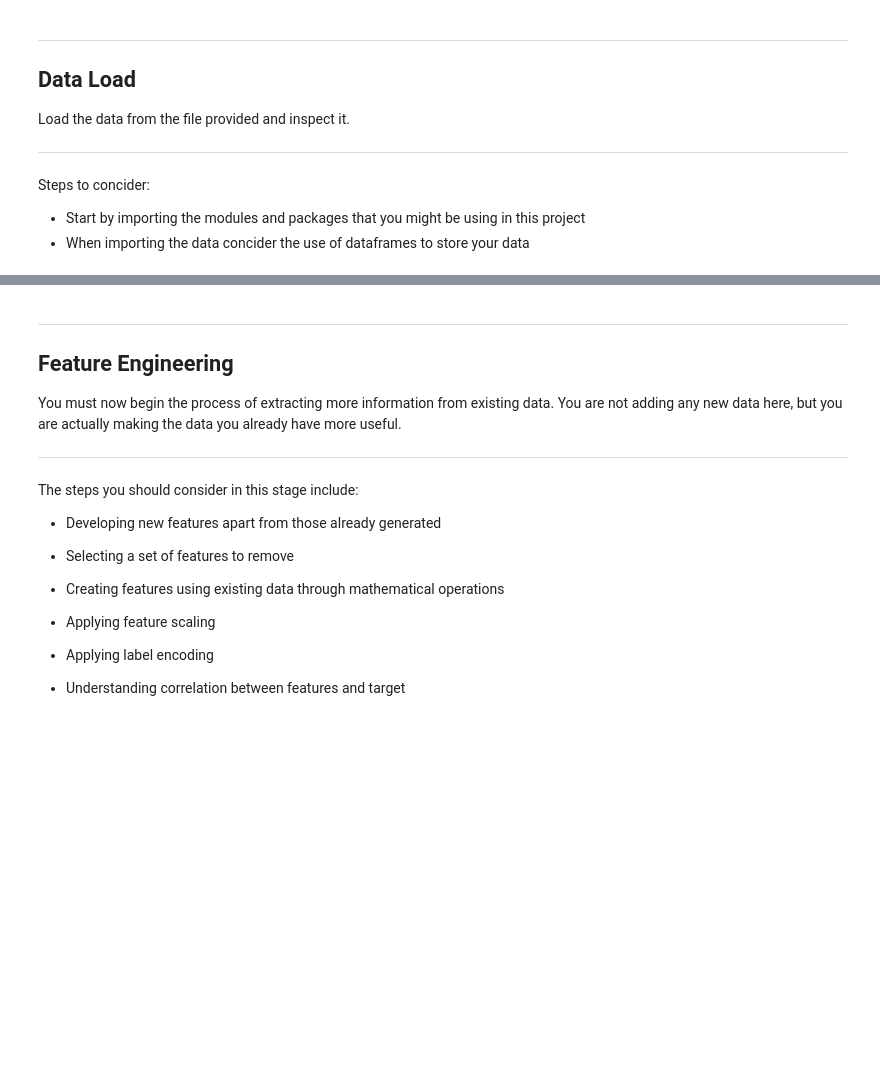
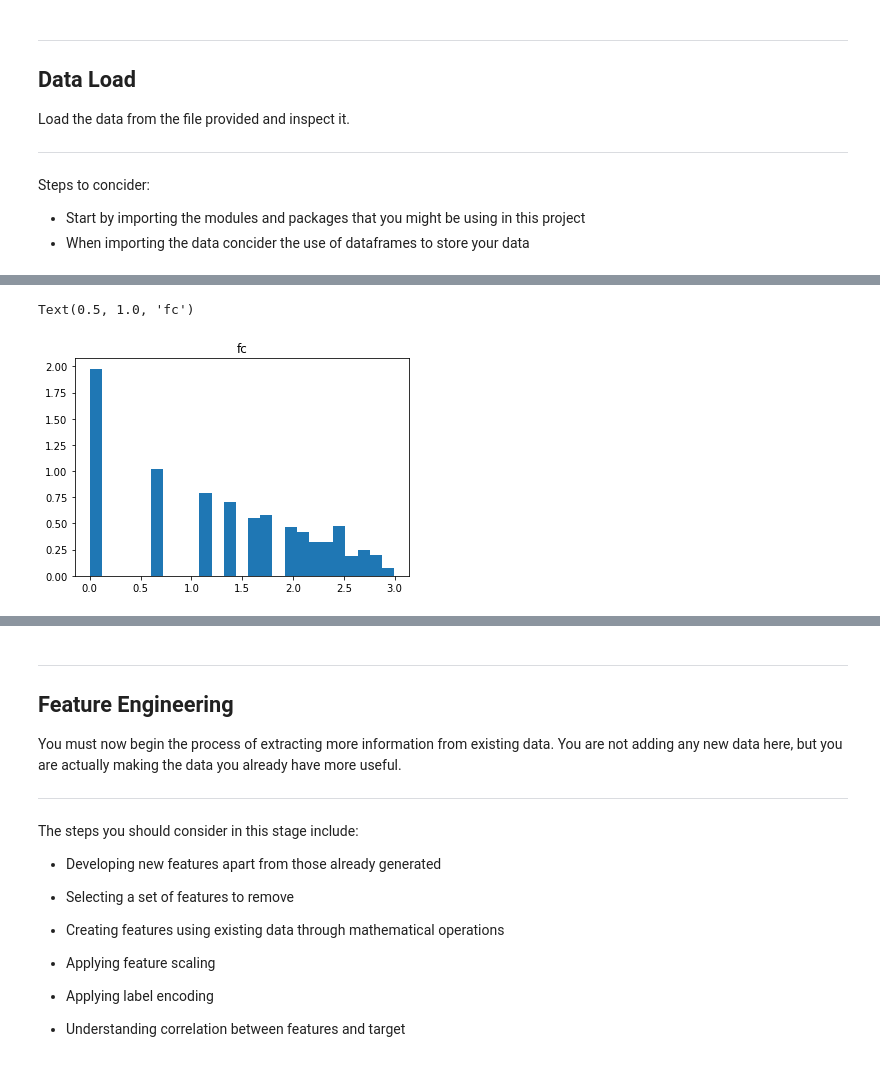
Before and after one commit to theLeague-AI/Harmony_2021, a Jupyter notebook: Competition_2021/Students/Otabek Mavlonov/mobile_price_competition_2021.ipynb, the cells around one changed output, grey strips where cells are left out. Drawn from its saved outputs; the diff is of its cells as text; code cells hidden in the pictures; blank space fills up the shorter version.

```diff
--- a/Competition_2021/Students/Otabek Mavlonov/mobile_price_competition_2021.ipynb
+++ b/Competition_2021/Students/Otabek Mavlonov/mobile_price_competition_2021.ipynb
@@ -114,0 +301,13 @@ You must now begin the process of transforming raw data so that data it is run t
+# %%
+%matplotlib inline
+# Creating a copy of our dataset
+mobile_data_transformed = mobile_data_raw.copy()
+
+# Applying the log transformation to the test data
+mobile_data_transformed['fc'] = mobile_data_transformed['fc'].apply(lambda x: np.log(x+1))
+
+plt.hist(mobile_data_transformed['fc'], density=True, bins=25)
+plt.title("fc")
+# %% [output]
+Text(0.5, 1.0, 'fc')
+[figure, added]
```
Also changed, not shown: parts of 47 cells of this notebook, 1 other file.
